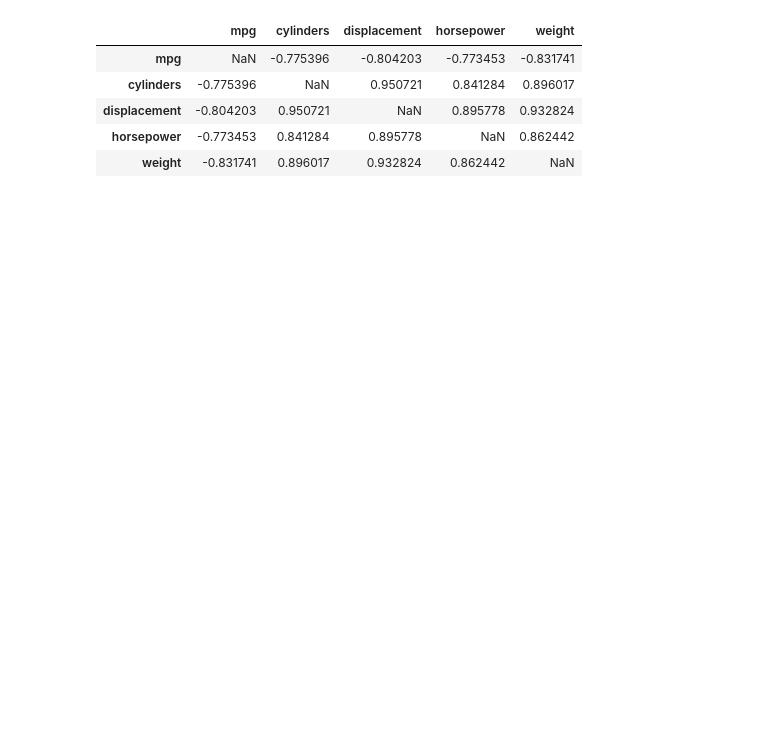
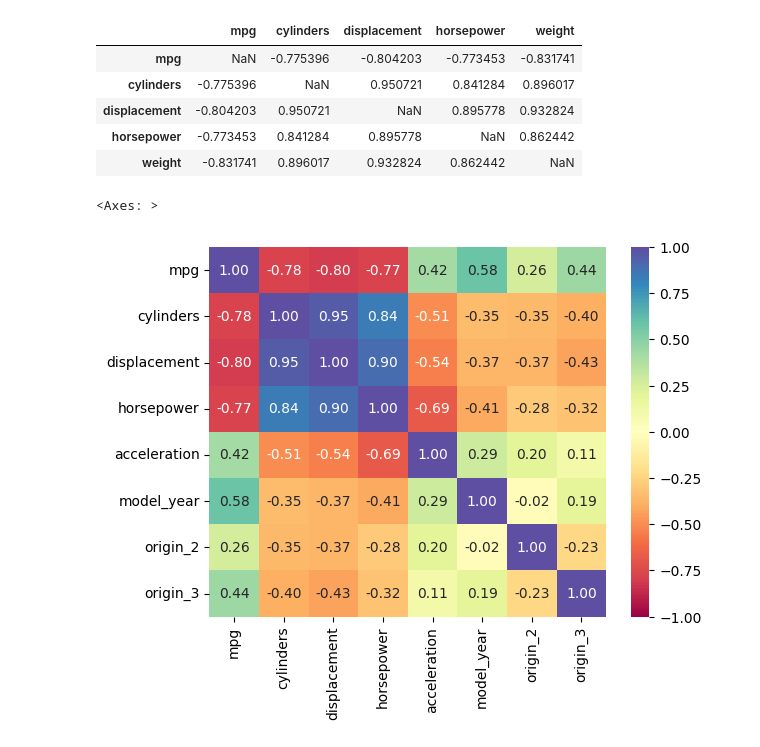
Before and after one commit to JakeWendling/coe379L, a Jupyter notebook: project1/project1.ipynb, the cells around one changed output. Cells and saved outputs as stored; diff of their text form; code cells hidden in the pictures; blank space fills up the shorter version.

```diff
--- a/project1/project1.ipynb
+++ b/project1/project1.ipynb
@@ -134,3 +148,10 @@ corr2
 | displacement | -0.804203 | 0.950721 | NaN | 0.895778 | 0.932824 |
 | horsepower | -0.773453 | 0.841284 | 0.895778 | NaN | 0.862442 |
 | weight | -0.831741 | 0.896017 | 0.932824 | 0.862442 | NaN |
+# %%
+sns.heatmap(
+   data[keys].corr(), annot=True, vmin=-1, vmax=1, fmt=".2f", cmap="Spectral"
+)
+# %% [output]
+<Axes: >
+[figure, added]
```
Also changed, not shown: parts of 16 cells of this notebook, 1 other file.
